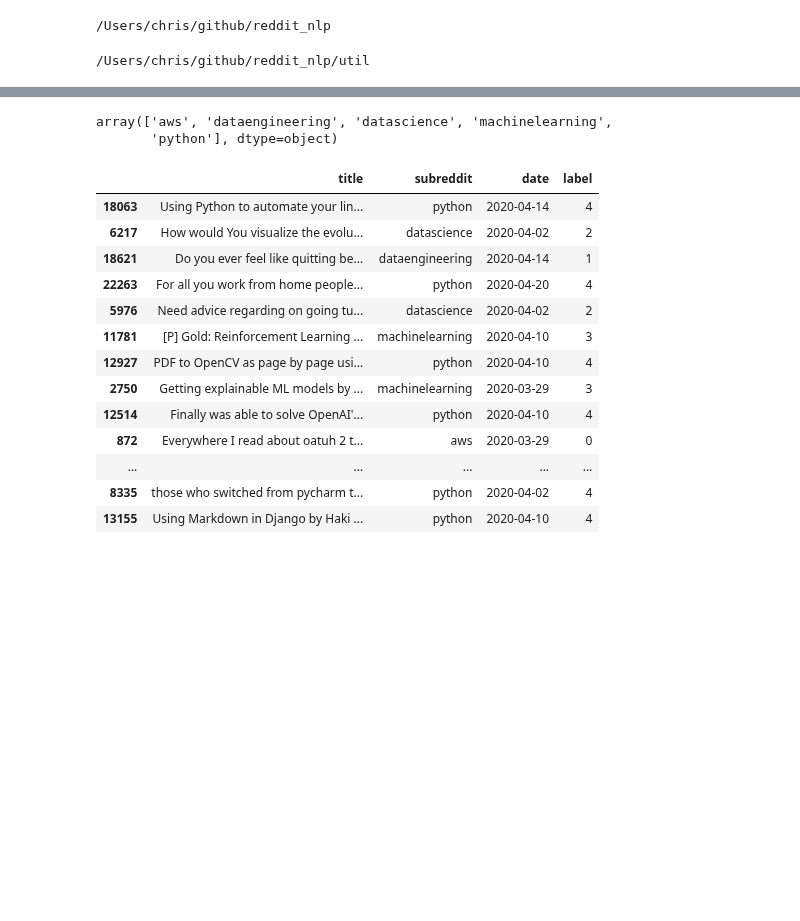
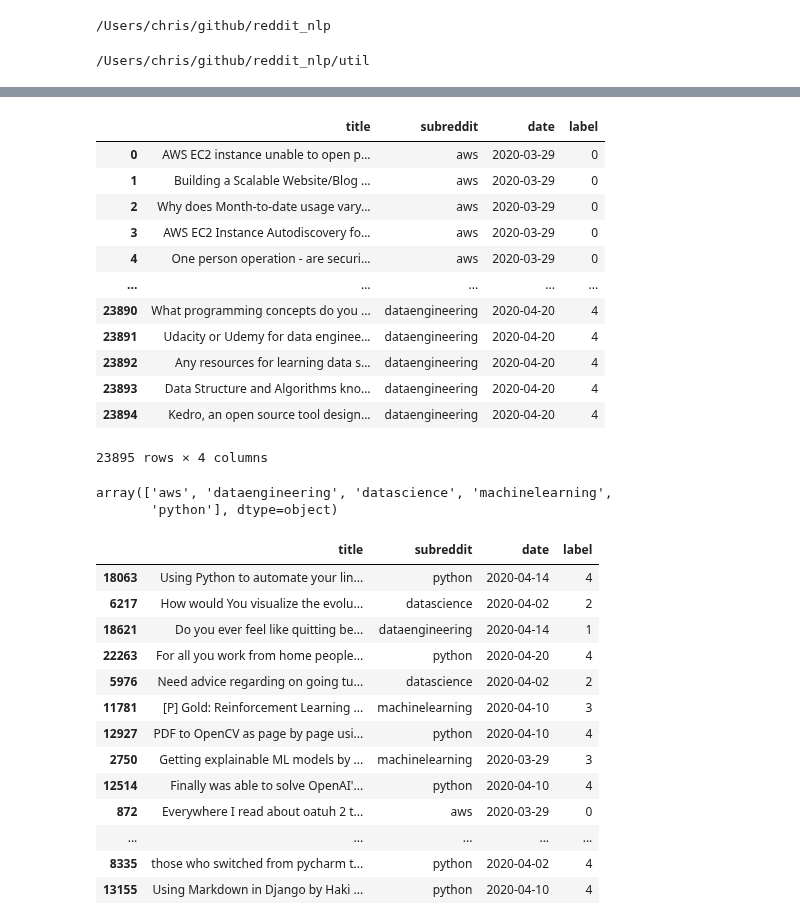
Before and after one commit to datapointchris/reddit-nlp, a Jupyter notebook: DS_coefficients and stats.ipynb, the cells around one changed output, grey strips where cells are left out. Drawn from its saved outputs; the diff is of its cells as text; code cells hidden in the pictures; blank space fills up the shorter version.

Commit message:
using custom labeler instead of scikit learn

```diff
--- a/DS_coefficients and stats.ipynb
+++ b/DS_coefficients and stats.ipynb
@@ -63,3 +91,21 @@ Connection to SQLite DB successful
+# %%
+df['labels'] = df.subreddit.map(label_dict)
+# %%
+df
+# %% [output]
+|  | title | subreddit | date | label |
+| 0 | AWS EC2 instance unable to open p... | aws | 2020-03-29 | 0 |
+| 1 | Building a Scalable Website/Blog ... | aws | 2020-03-29 | 0 |
+| 2 | Why does Month-to-date usage vary... | aws | 2020-03-29 | 0 |
+| 3 | AWS EC2 Instance Autodiscovery fo... | aws | 2020-03-29 | 0 |
+| 4 | One person operation - are securi... | aws | 2020-03-29 | 0 |
+| ... | ... | ... | ... | ... |
+| 23890 | What programming concepts do you ... | dataengineering | 2020-04-20 | 4 |
+| 23891 | Udacity or Udemy for data enginee... | dataengineering | 2020-04-20 | 4 |
+| 23892 | Any resources for learning data s... | dataengineering | 2020-04-20 | 4 |
+| 23893 | Data Structure and Algorithms kno... | dataengineering | 2020-04-20 | 4 |
+| 23894 | Kedro, an open source tool design... | dataengineering | 2020-04-20 | 4 |
+23895 rows × 4 columns
 # %%
 X = df['title']
 y = df['subreddit']
```
Also changed, not shown: parts of 7 cells of this notebook.
